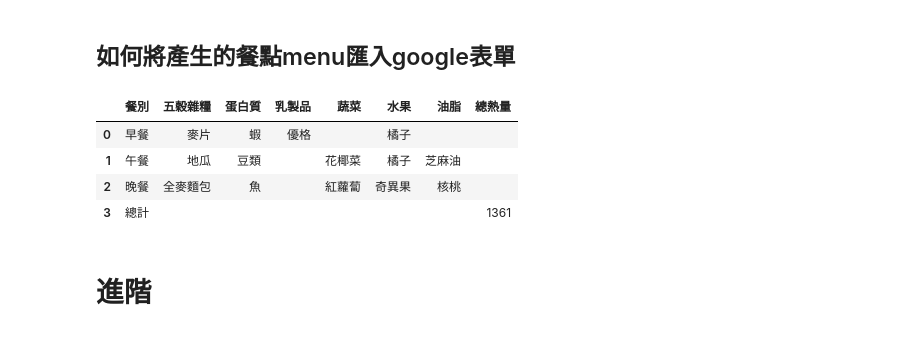
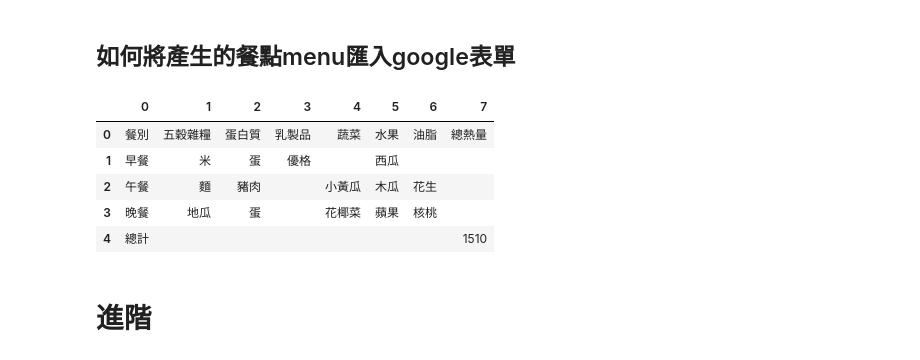
Before and after one commit to Huwalli/PLta, a Jupyter notebook: 讓你永遠吃不胖.ipynb, the cells around one changed output. Drawn from its saved outputs; the diff is of its cells as text; code cells hidden in the pictures.

```diff
--- a/讓你永遠吃不胖.ipynb
+++ b/讓你永遠吃不胖.ipynb
@@ -132,29 +132,19 @@ def generate_daily_meal():
 # %% [markdown]
 ## 如何將產生的餐點menu匯入google表單
 # %%
-# 產生一天的餐點
-早餐, 午餐, 晚餐, 每日總熱量 = generate_daily_meal()
+# 生成一個月的餐點
+days_in_month = 30
+meals = []
 
-# 建立 DataFrame
-data = [
-    ["早餐", 早餐["五穀雜糧"], 早餐["蛋白質"], 早餐["乳製品"], "", 早餐["水果"], "", ""],
-    ["午餐", 午餐["五穀雜糧"], 午餐["蛋白質"], "", 午餐["蔬菜"], 午餐["水果"], 午餐["油脂"], ""],
-    ["晚餐", 晚餐["五穀雜糧"], 晚餐["蛋白質"], "", 晚餐["蔬菜"], 晚餐["水果"], 晚餐["油脂"], ""],
-    ["總計", "", "", "", "", "", "", 每日總熱量]
-]
+for day in range(1, days_in_month + 1):
+    早餐, 午餐, 晚餐, 每日總熱量 = generate_daily_meal()
+    meals.append([day, "早餐", 早餐["五穀雜糧"], 早餐["蛋白質"], 早餐["乳製品"], 早餐["水果"], "", "", sum([food_calories["五穀雜糧"][早餐["五穀雜糧"]], food_calories["蛋白質"][早餐["蛋白質"]], food_calories["乳製品"][早餐["乳製品"]], food_calories["水果"][早餐["水果"]]])])
+    meals.append([day, "午餐", 午餐["五穀雜糧"], 午餐["蛋白質"], "", 午餐["蔬菜"], 午餐["水果"], 午餐["油脂"], sum([food_calories["五穀雜糧"][午餐["五穀雜糧"]], food_calories["蛋白質"][午餐["蛋白質"]], food_calories["蔬菜"][午餐["蔬菜"]], food_calories["水果"][午餐["水果"]], food_calories["油脂"][午餐["油脂"]]])])
+    meals.append([day, "晚餐", 晚餐["五穀雜糧"], 晚餐["蛋白質"], "", 晚餐["蔬菜"], 晚餐["水果"], 晚餐["油脂"], sum([food_calories["五穀雜糧"][晚餐["五穀雜糧"]], food_calories["蛋白質"][晚餐["蛋白質"]], food_calories["蔬菜"][晚餐["蔬菜"]], food_calories["水果"][晚餐["水果"]], food_calories["油脂"][晚餐["油脂"]]])])
+    meals.append([day, "每日總熱量", "", "", "", "", "", "", 每日總熱量])
 
-columns = ["餐別", "五穀雜糧", "蛋白質", "乳製品", "蔬菜", "水果", "油脂", "總熱量"]
-
-df = pd.DataFrame(data, columns=columns)
-
-# 顯示 DataFrame
-df
+# 定義表頭
+header = ["日期", "餐別", "五穀雜糧", "蛋白質", "乳製品", "蔬菜", "水果", "油脂", "熱量"]
-# %% [output]
-|  | 餐別 | 五穀雜糧 | 蛋白質 | 乳製品 | 蔬菜 | 水果 | 油脂 | 總熱量 |
-| 0 | 早餐 | 麥片 | 蝦 | 優格 |  | 橘子 |  |  |
-| 1 | 午餐 | 地瓜 | 豆類 |  | 花椰菜 | 橘子 | 芝麻油 |  |
-| 2 | 晚餐 | 全麥麵包 | 魚 |  | 紅蘿蔔 | 奇異果 | 核桃 |  |
-| 3 | 總計 |  |  |  |  |  |  | 1361 |
 # %%
 from google.colab import auth
 auth.authenticate_user()
@@ -176,5 +167,17 @@ worksheet = gsheets.get_worksheet(0)  # 如果是其他工作表，可以用 get
 
 # 將 DataFrame 寫入 Google Sheets
 set_with_dataframe(worksheet, df)
+# %%
+# 可以存入google sheet同樣也可以把google sheet的內容抓下來
+data = worksheet.get_all_values()
+df = pd.DataFrame(data)
+df
+# %% [output]
+|  | 0 | 1 | 2 | 3 | 4 | 5 | 6 | 7 |
+| 0 | 餐別 | 五穀雜糧 | 蛋白質 | 乳製品 | 蔬菜 | 水果 | 油脂 | 總熱量 |
+| 1 | 早餐 | 米 | 蛋 | 優格 |  | 西瓜 |  |  |
+| 2 | 午餐 | 麵 | 豬肉 |  | 小黃瓜 | 木瓜 | 花生 |  |
+| 3 | 晚餐 | 地瓜 | 蛋 |  | 花椰菜 | 蘋果 | 核桃 |  |
+| 4 | 總計 |  |  |  |  |  |  | 1510 |
 # %% [markdown]
 # 進階
```
Also changed, not shown: parts of 5 cells of this notebook.
